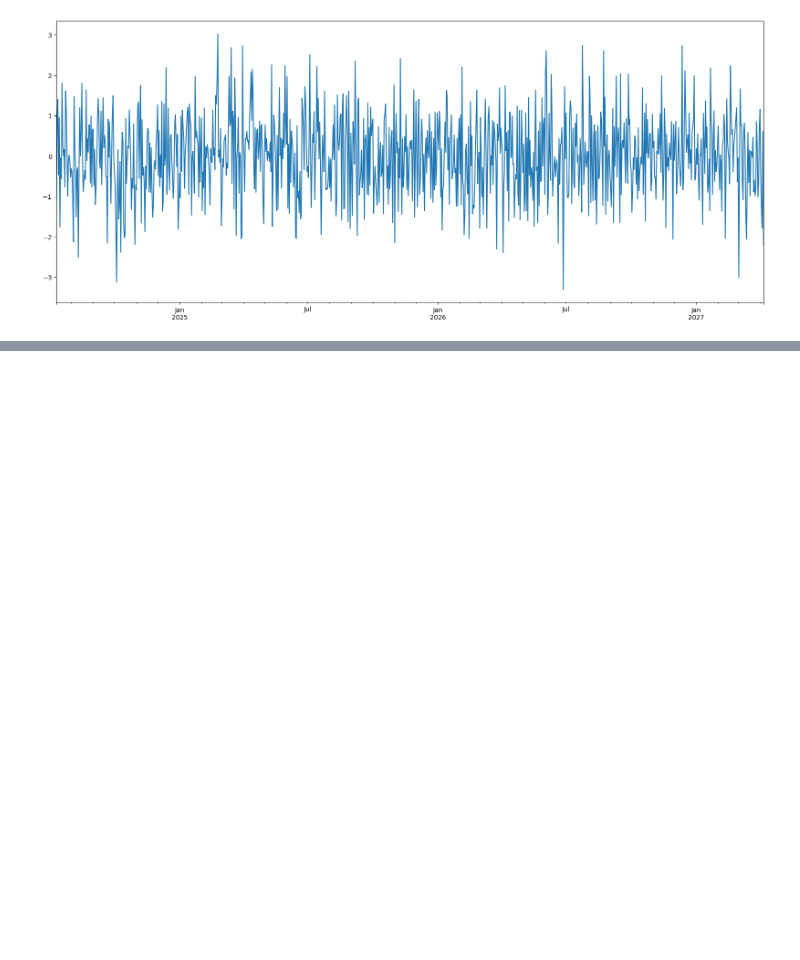
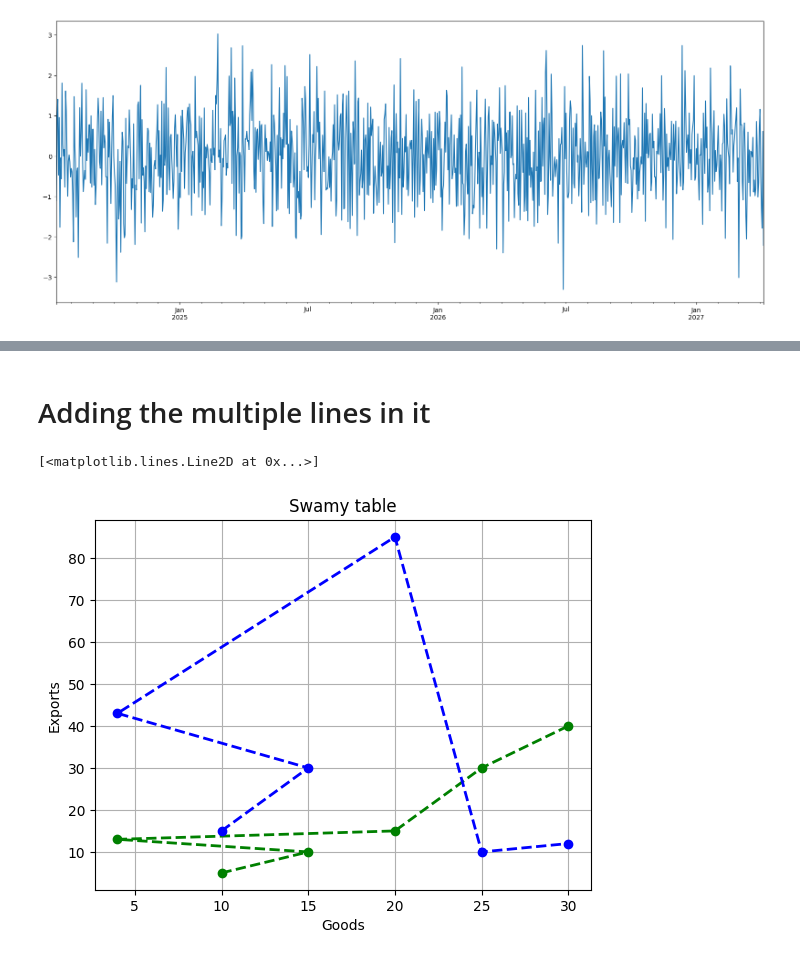
Before and after one commit to MuthuswamyNadar/Python-DSA, a Jupyter notebook: Practise Python/Module 7 (data-toolKit)/Matplotlib.ipynb, the cells around one changed output, grey strips where cells are left out. Saved outputs shown, nothing was run; the diff lists cells and outputs as text; code cells hidden in the pictures; blank space fills up the shorter version.

```diff
--- a/Practise Python/Module 7 (data-toolKit)/Matplotlib.ipynb
+++ b/Practise Python/Module 7 (data-toolKit)/Matplotlib.ipynb
@@ -74,0 +125,18 @@ t.plot(figsize=(10,8))
+# %% [markdown]
+# Adding the multiple lines in it
+# %%
+
+import matplotlib.pyplot as plt
+x=[10,15,4,20,25,30]
+y=[5,10,13,15,30,40]
+y2=[15,30,43,85,10,12]
+plt.title("Swamy table")
+plt.xlabel("Goods")
+plt.ylabel("Exports")
+plt.grid()
+# plt.scatter(x,y)
+plt.plot(x,y,color="green",marker="o",linestyle = '--',linewidth=2)
+plt.plot(x,y2,color="blue",marker="o",linestyle = '--',linewidth=2)
+# %% [output]
+[<matplotlib.lines.Line2D at 0x...>]
+[figure, added]
```
Also changed, not shown: parts of 5 cells of this notebook.
